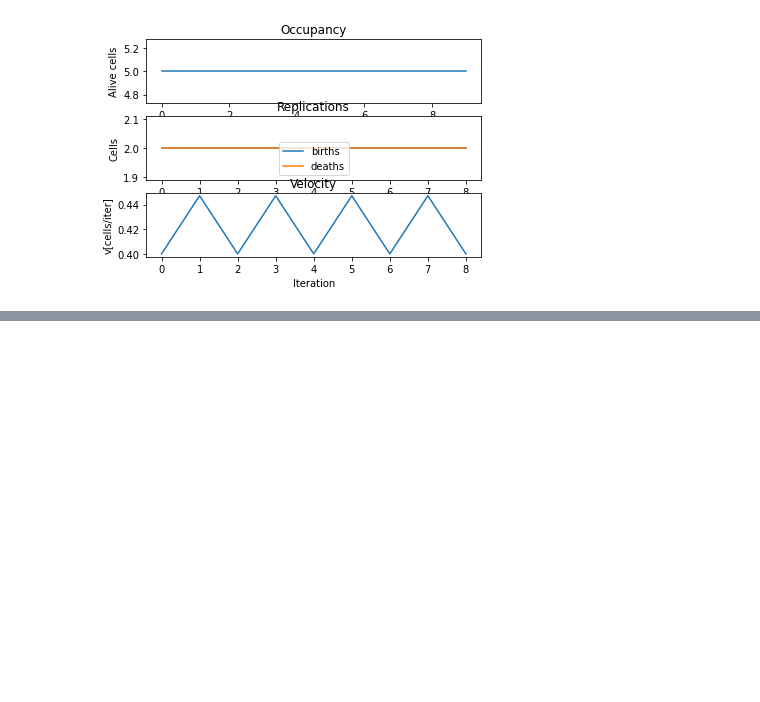
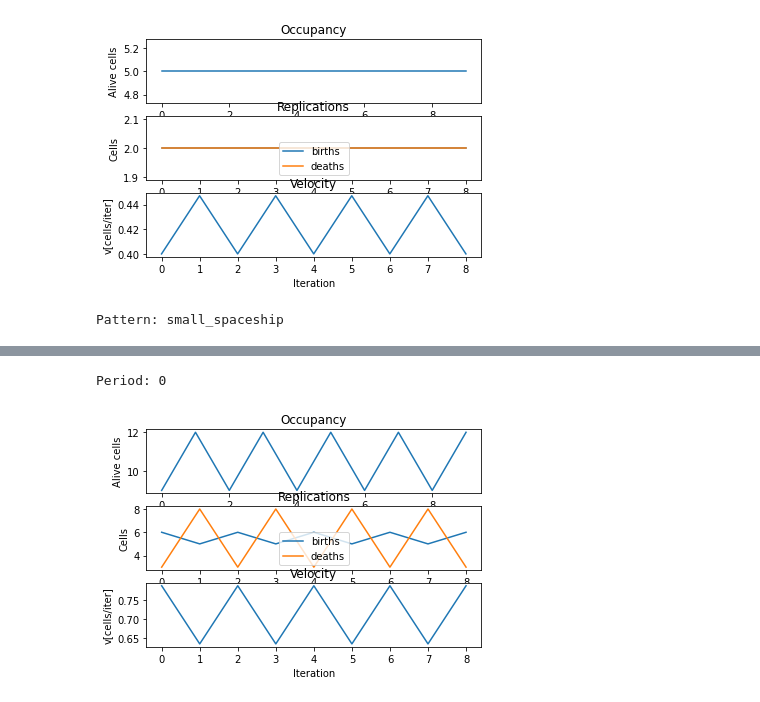
Before and after one commit to fabiovac/game_of_life, a Jupyter notebook: Project.ipynb, the cells around one changed output, grey strips where cells are left out. Drawn from its saved outputs; the diff is of its cells as text; code cells hidden in the pictures; blank space fills up the shorter version.

Commit message:
Added spaceships to patterns

```diff
--- a/Project.ipynb
+++ b/Project.ipynb
@@ -32,7 +32,7 @@ from PIL import Image
 from IPython.display import display, HTML
 # %%
 def display_gif(filename):
-    n = np.random.randint(1,np.iinfo(np.int64).max)
+    n = np.random.randint(1,np.iinfo(np.int64).max, dtype=np.int64())
     display(HTML(f'<img src="{filename}?{n}">'))
 # %%
 class State:
@@ -381,3 +381,7 @@ Pattern: glider
 [interactive output not drawn]
 Period: 0
 [figure]
+# %%
+analyze_pattern(library, 'small_spaceship')
+# %% [output]
+Pattern: small_spaceship
@@ -383,0 +389,2 @@ Period: 0
+Period: 0
+[figure, added]
```
Also changed, not shown: parts of 3 cells of this notebook, 3 other files.
